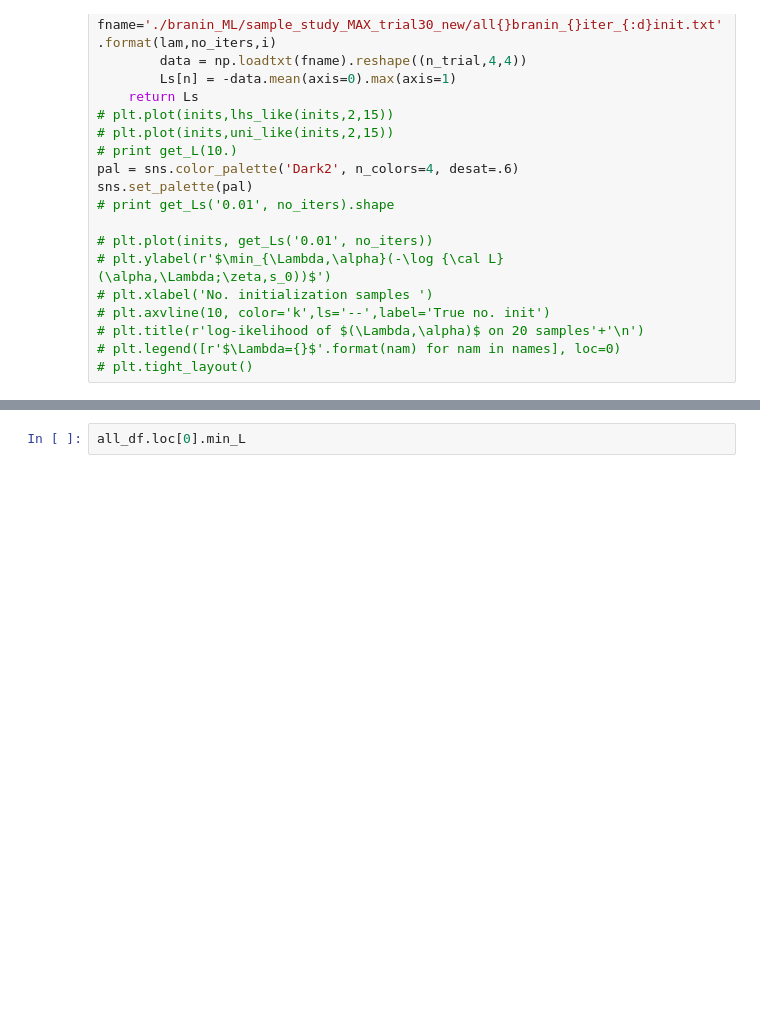
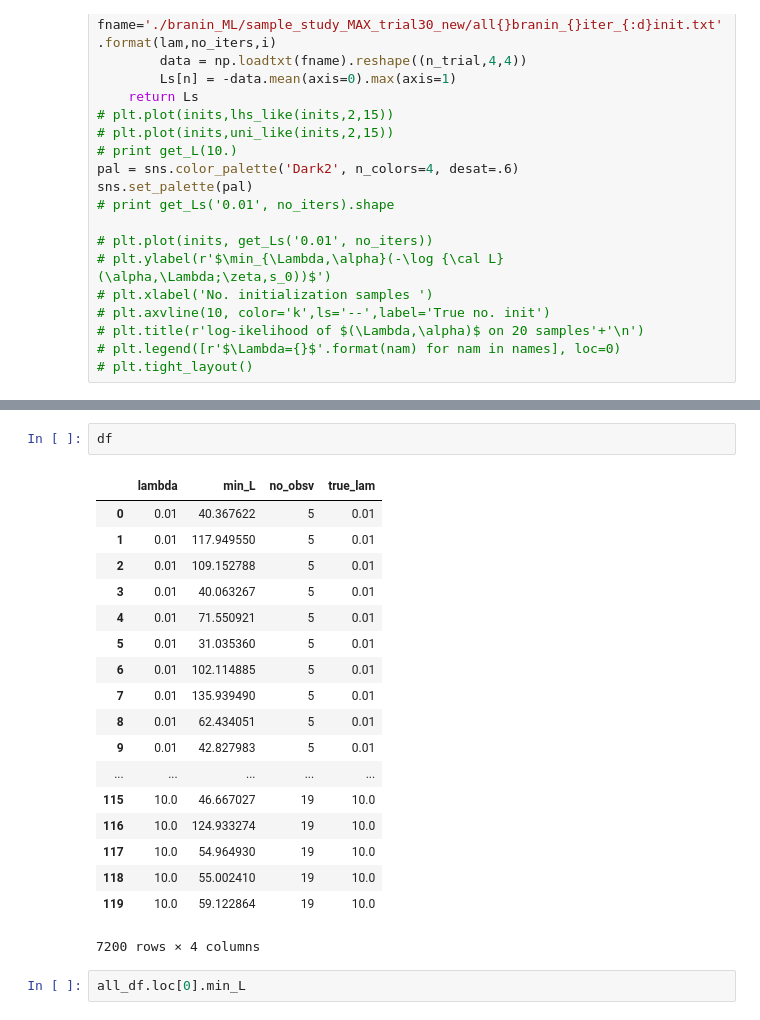
Before and after one commit to DesignInformaticsLab/EcoRacer2016, a Jupyter notebook: simulation_study/Likelihood_Plot_MAX.ipynb, the cells around one changed output, grey strips where cells are left out. Drawn from its saved outputs; the diff is of its cells as text; blank space fills up the shorter version.

```diff
--- a/simulation_study/Likelihood_Plot_MAX.ipynb
+++ b/simulation_study/Likelihood_Plot_MAX.ipynb
@@ -321,3 +302,24 @@ lam_no
+# %%
+df
+# %% [output]
+|  | lambda | min_L | no_obsv | true_lam |
+| 0 | 0.01 | 40.367622 | 5 | 0.01 |
+| 1 | 0.01 | 117.949550 | 5 | 0.01 |
+| 2 | 0.01 | 109.152788 | 5 | 0.01 |
+| 3 | 0.01 | 40.063267 | 5 | 0.01 |
+| 4 | 0.01 | 71.550921 | 5 | 0.01 |
+| 5 | 0.01 | 31.035360 | 5 | 0.01 |
+| 6 | 0.01 | 102.114885 | 5 | 0.01 |
+| 7 | 0.01 | 135.939490 | 5 | 0.01 |
+| 8 | 0.01 | 62.434051 | 5 | 0.01 |
+| 9 | 0.01 | 42.827983 | 5 | 0.01 |
+| ... | ... | ... | ... | ... |
+| 115 | 10.0 | 46.667027 | 19 | 10.0 |
+| 116 | 10.0 | 124.933274 | 19 | 10.0 |
+| 117 | 10.0 | 54.964930 | 19 | 10.0 |
+| 118 | 10.0 | 55.002410 | 19 | 10.0 |
+| 119 | 10.0 | 59.122864 | 19 | 10.0 |
+7200 rows × 4 columns
 # %%
 all_df.loc[0].min_L
 # %%
```
Also changed, not shown: parts of 3 cells of this notebook, 5 other files.
